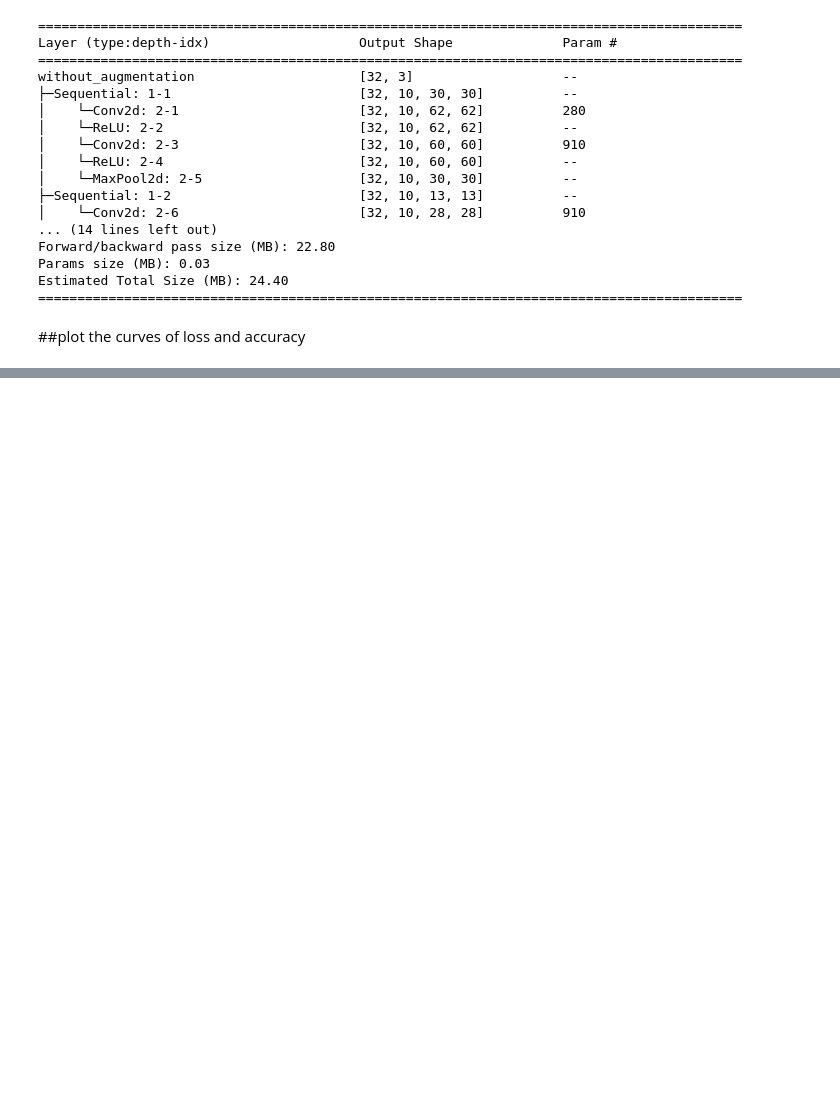
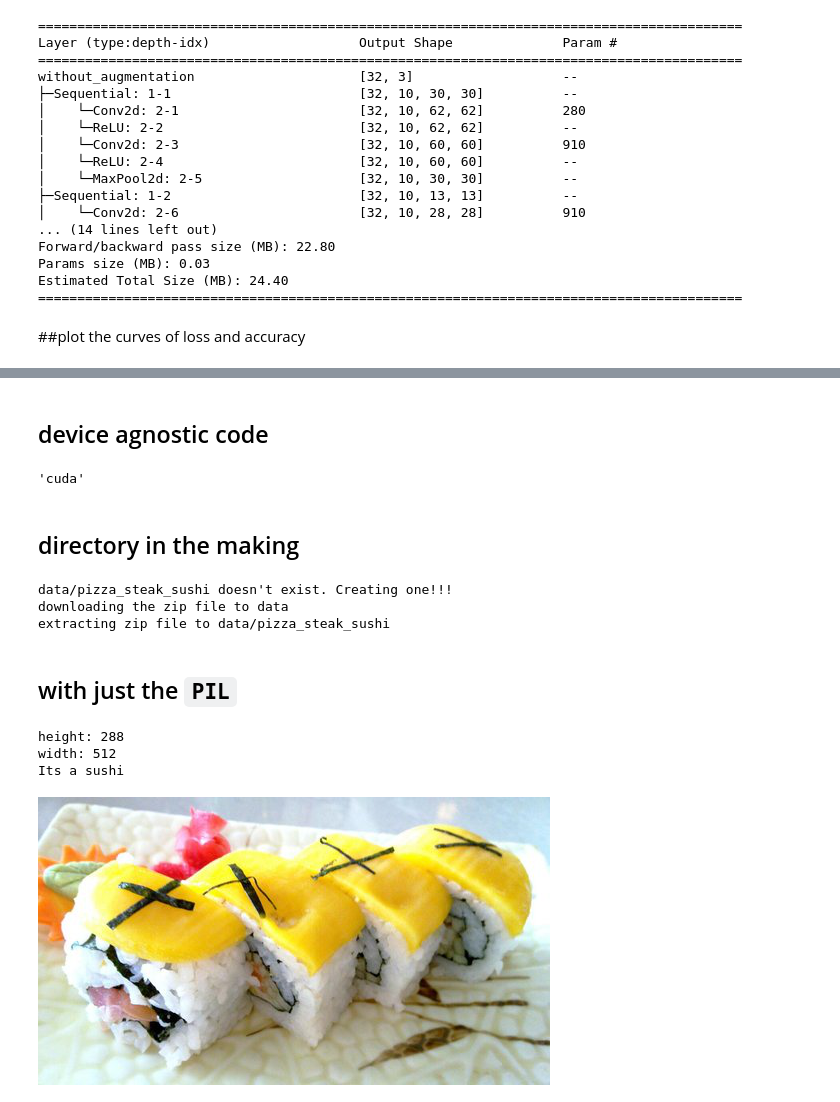
Before and after one commit to NNRahat/PyTorch_projects, a Jupyter notebook: 04_pytorch_custom_datasets.ipynb, the cells around one changed output, grey strips where cells are left out. Saved outputs shown, nothing was run; the diff lists cells and outputs as text; code cells hidden in the pictures; blank space fills up the shorter version.

```diff
--- a/04_pytorch_custom_datasets.ipynb
+++ b/04_pytorch_custom_datasets.ipynb
@@ -596,0 +605,54 @@ plot_curves(result_model_0)
+# %% [markdown]
+## device agnostic code
+# %%
+device = "cuda" if torch.cuda.is_available() else "cpu"
+device
+# %% [output]
+'cuda'
+# %% [markdown]
+## directory in the making
+# %%
+import zipfile
+from pathlib import Path
+import requests
+
+data_path = Path("data")
+image_path = data_path / "pizza_steak_sushi"
+
+if image_path.is_dir():
+  print(f"{image_path} already exist. Skipping download!!!!!!!")
+else:
+  print(f"{image_path} doesn't exist. Creating one!!!")
+  image_path.mkdir(parents = True, exist_ok = True)
+
+  with open("pizza_steak_sushi.zip", "wb") as f:
+    request = requests.get("https://github.com/mrdbourke/pytorch-deep-learning/raw/main/data/pizza_steak_sushi.zip")
+    print(f"downloading the zip file to {data_path}")
+    f.write(request.content)
+
+  with zipfile.ZipFile("pizza_steak_sushi.zip") as zip_ref:
+    print(f"extracting zip file to {image_path}")
+    zip_ref.extractall(image_path)
+# %% [output]
+data/pizza_steak_sushi doesn't exist. Creating one!!!
+downloading the zip file to data
+extracting zip file to data/pizza_steak_sushi
+# %% [markdown]
+## with just the `PIL`
+# %%
+from PIL import Image
+import random
+image_path_list = list(image_path.glob("*/*/*.jpg"))
+random_img_path = random.choice(image_path_list)
+image_classname = random_img_path.parent.stem
+img = Image.open(random_img_path)
+
+print(f"height: {img.height}")
+print(f"width: {img.width}")
+print(f"Its a {image_classname}")
+img
+# %% [output]
+height: 288
+width: 512
+Its a sushi
+[figure, added]
```
Also changed, not shown: parts of 20 cells of this notebook.
